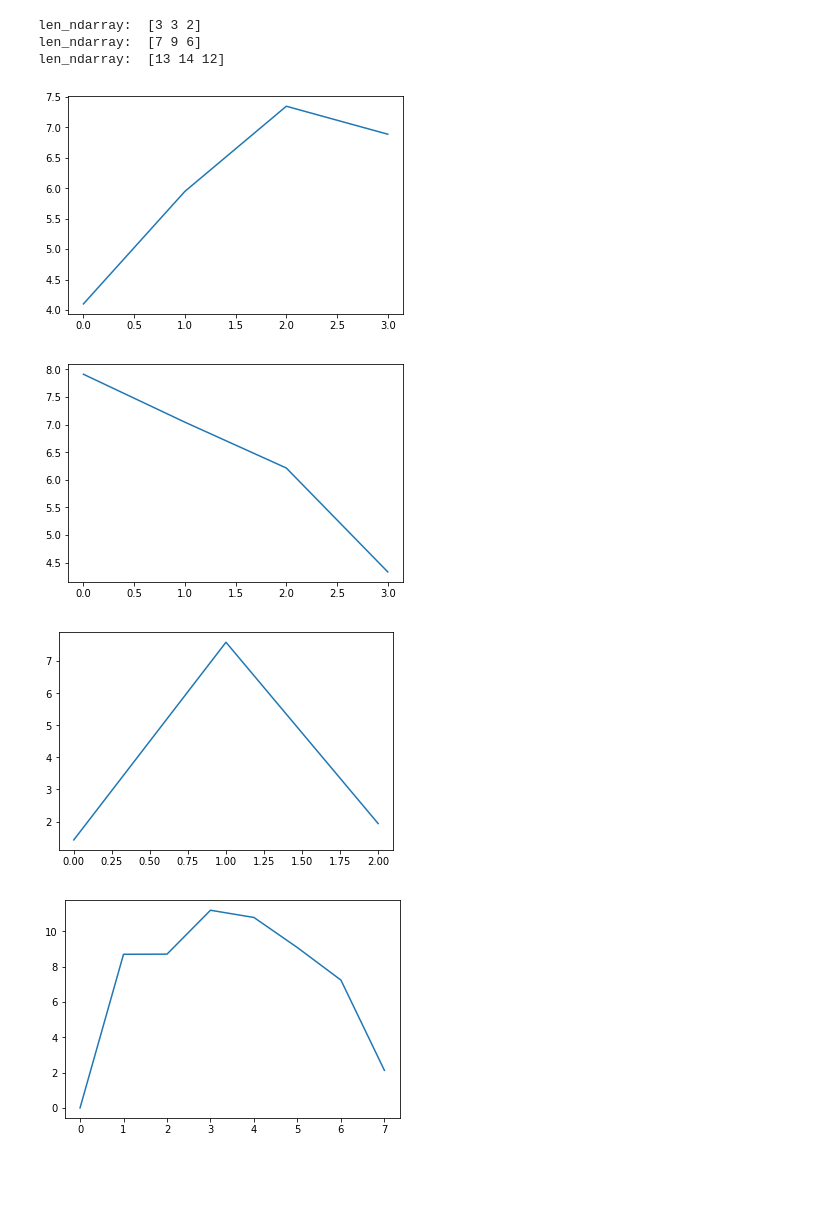
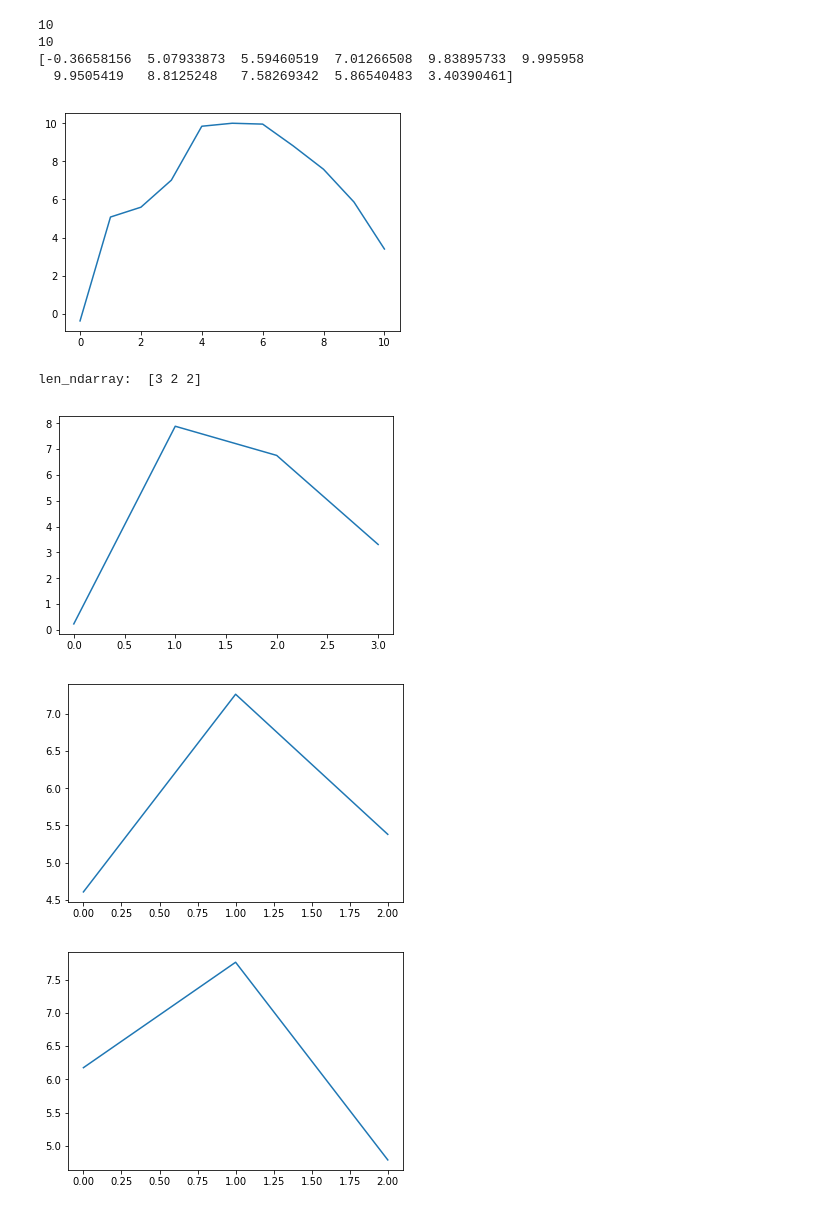
Before and after one commit to nuankw/Summer-Research-2018-Group, a Jupyter notebook: Dataset_No_1_Generator.ipynb, the cells around one changed output. Drawn from its saved outputs; the diff is of its cells as text; code cells hidden in the pictures; blank space fills up the shorter version.

```diff
--- a/Dataset_No_1_Generator.ipynb
+++ b/Dataset_No_1_Generator.ipynb
@@ -5,22 +5,31 @@ import timesynth as ts
 import numpy as np
 import math
 import matplotlib
-matplotlib.use('agg')
+#matplotlib.use('agg')
 import matplotlib.pyplot as plt
 import random
 %matplotlib inline
 
-# PG1 = Pattern_generator(stop_time=192*100+1, period=24, amplitude=10, std=1, ftype = np.sin, signal_type = ts.signals.Sinusoidal)
-# PG1.plot()
-# PG1.plot(False)
+PG1 = Pattern_generator(stop_time=10, period=24, amplitude=10, std=1, ftype = np.sin, signal_type = ts.signals.Sinusoidal)
+#PG1.plot()
+#PG1.plot(False)
+print(PG1.series_length)
+print(PG1.stop_time)
+print(PG1.get_smooth_values())
 # ptl = [(2000,4000),(5000,6000)]
 # ml = [3,-2]
 # PG1.bump(position_tuple_list = ptl, magnitude_list = ml, bump_the_smoother_line = True)
-# PG1.plot()
+PG1.plot()
 # PG1.plot(False)
 # PG1.bump(position_tuple_list = ptl, magnitude_list = ml, bump_the_smoother_line = False)
 # PG1.plot()
 # PG1.plot(False)
+# %% [output]
+10
+10
+[-0.36658156  5.07933873  5.59460519  7.01266508  9.83895733  9.995958
+  9.9505419   8.8125248   7.58269342  5.86540483  3.40390461]
+[figure, added]
 # %%
 # GENERAL ASSUMPTION
 window_size = 192
@@ -37,27 +46,25 @@ std = 0.1
 # %%
 # ===> 设计 短 中 长 三种起伏，每种各三个
     # to make life easier, created and used two helper functions
     # get_pulse_list
     # inside which the other helper function, bump_to_above_zero, gets called
 
 n = 3 # num_choice_for_each_pattern
 # short_pattern
 short_len_mean = 3
 short_len_std = 0.5
 short_pattern_list = get_pulse_list(num=n, length_mean=short_len_mean, length_std=short_len_std, amplitude=amp, verbose=True, plot_the_smoother_line=True)
+
 # medium-length pattern
 med_len_mean = 8
 med_len_std = 1
-med_pattern_list = get_pulse_list(num=n, length_mean=med_len_mean, length_std=med_len_std, amplitude=amp, verbose=True, plot_the_smoother_line=False)
+med_pattern_list = get_pulse_list(num=n, length_mean=med_len_mean, length_std=med_len_std, amplitude=amp, verbose=False, plot_the_smoother_line=False)
 # long_pattern
 long_len_mean = 14
 long_len_std = 2
-long_pattern_list = get_pulse_list(num=n, length_mean=long_len_mean, length_std=long_len_std, amplitude=amp, verbose=True, plot_the_smoother_line=True)
+long_pattern_list = get_pulse_list(num=n, length_mean=long_len_mean, length_std=long_len_std, amplitude=amp, verbose=False, plot_the_smoother_line=True)
 # %% [output]
-len_ndarray:  [3 3 2]
-len_ndarray:  [7 9 6]
-len_ndarray:  [13 14 12]
+len_ndarray:  [3 2 2]
-[figure, old version]
+[figure, new version]
-[figure, old version]
+[figure, new version]
-[figure, old version]
+[figure, new version]
-[figure, removed]
```
Also changed, not shown: parts of 2 cells of this notebook, 1 other file.
